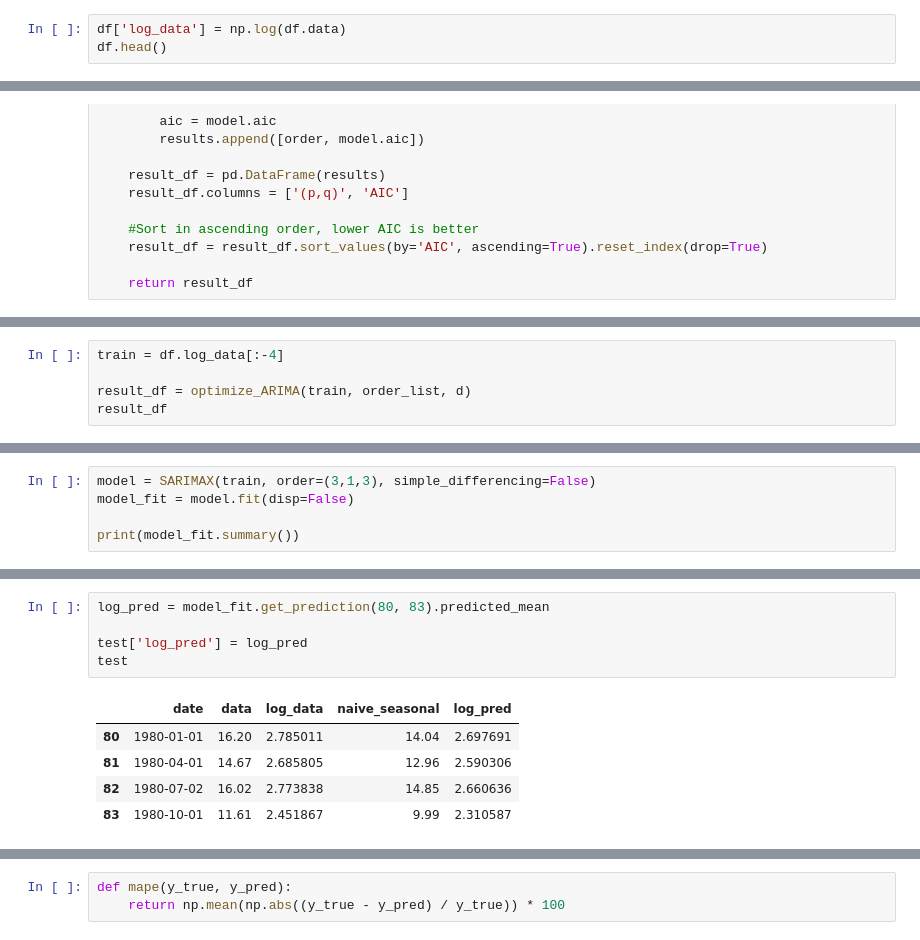
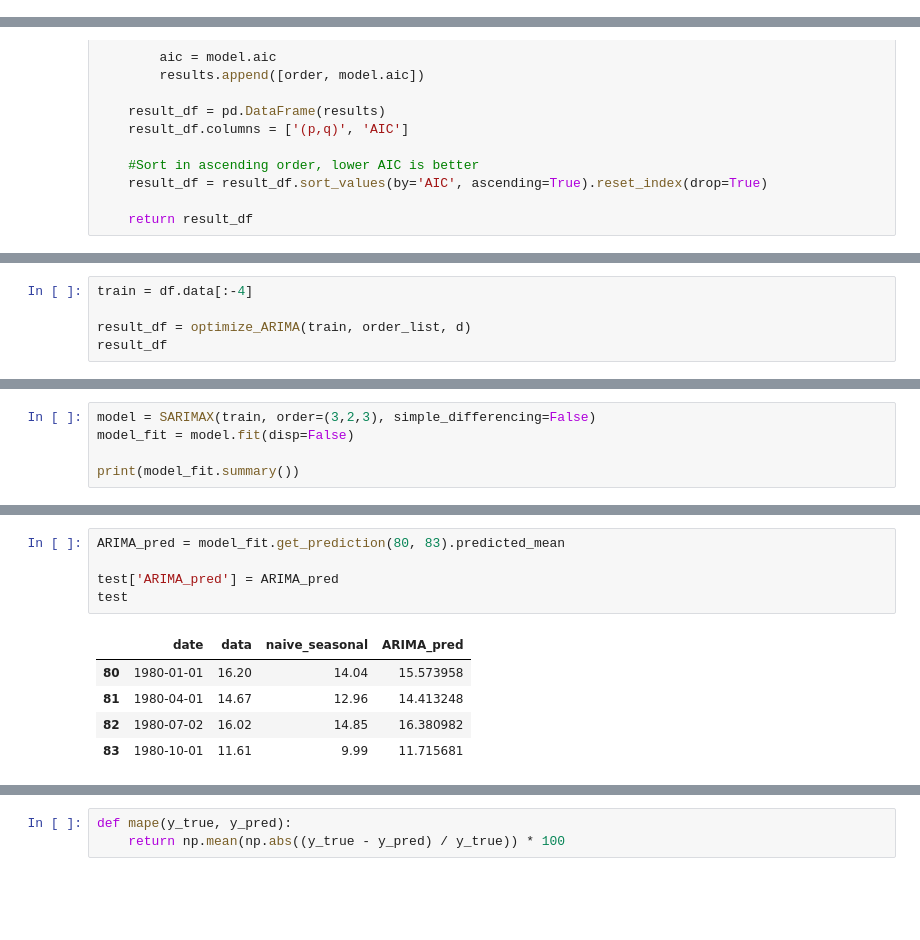
Before and after one commit to marcopeix/TimeSeriesForecastingInPython, a Jupyter notebook: CH07/CH07.ipynb, the cells around one changed output, grey strips where cells are left out. Cells and saved outputs as stored; diff of their text form; blank space fills up the shorter version.

```diff
--- a/CH07/CH07.ipynb
+++ b/CH07/CH07.ipynb
@@ -105,3 +88,0 @@ plt.tight_layout()
-# %%
-df['log_data'] = np.log(df.data)
-df.head()
@@ -165,7 +134,7 @@ d = 1
 
 order_list = list(product(ps, qs))
 # %%
-train = df.log_data[:-4]
+train = df.data[:-4]
 
 result_df = optimize_ARIMA(train, order_list, d)
 result_df
@@ -190,5 +159,5 @@ result_df
 # %%
-model = SARIMAX(train, order=(3,1,3), simple_differencing=False)
+model = SARIMAX(train, order=(3,2,3), simple_differencing=False)
 model_fit = model.fit(disp=False)
 
 print(model_fit.summary())
@@ -239,11 +210,11 @@ test
 # %%
-log_pred = model_fit.get_prediction(80, 83).predicted_mean
+ARIMA_pred = model_fit.get_prediction(80, 83).predicted_mean
 
-test['log_pred'] = log_pred
+test['ARIMA_pred'] = ARIMA_pred
 test
 # %% [output]
-|  | date | data | log_data | naive_seasonal | log_pred |
-| 80 | 1980-01-01 | 16.20 | 2.785011 | 14.04 | 2.697691 |
-| 81 | 1980-04-01 | 14.67 | 2.685805 | 12.96 | 2.590306 |
-| 82 | 1980-07-02 | 16.02 | 2.773838 | 14.85 | 2.660636 |
-| 83 | 1980-10-01 | 11.61 | 2.451867 | 9.99 | 2.310587 |
+|  | date | data | naive_seasonal | ARIMA_pred |
+| 80 | 1980-01-01 | 16.20 | 14.04 | 15.573958 |
+| 81 | 1980-04-01 | 14.67 | 12.96 | 14.413248 |
+| 82 | 1980-07-02 | 16.02 | 14.85 | 16.380982 |
+| 83 | 1980-10-01 | 11.61 | 9.99 | 11.715681 |
```
Also changed, not shown: parts of 17 cells of this notebook, 9 other files.
